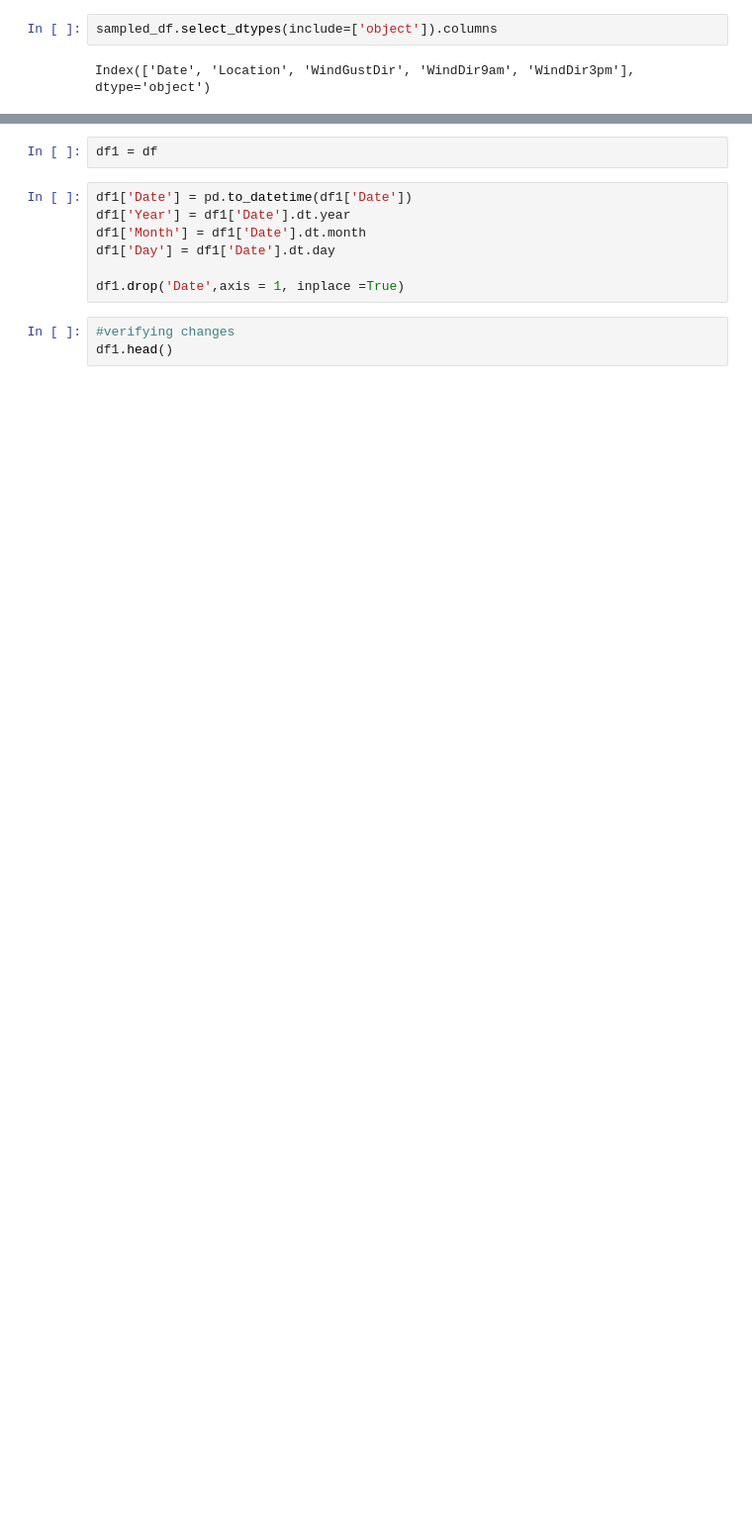
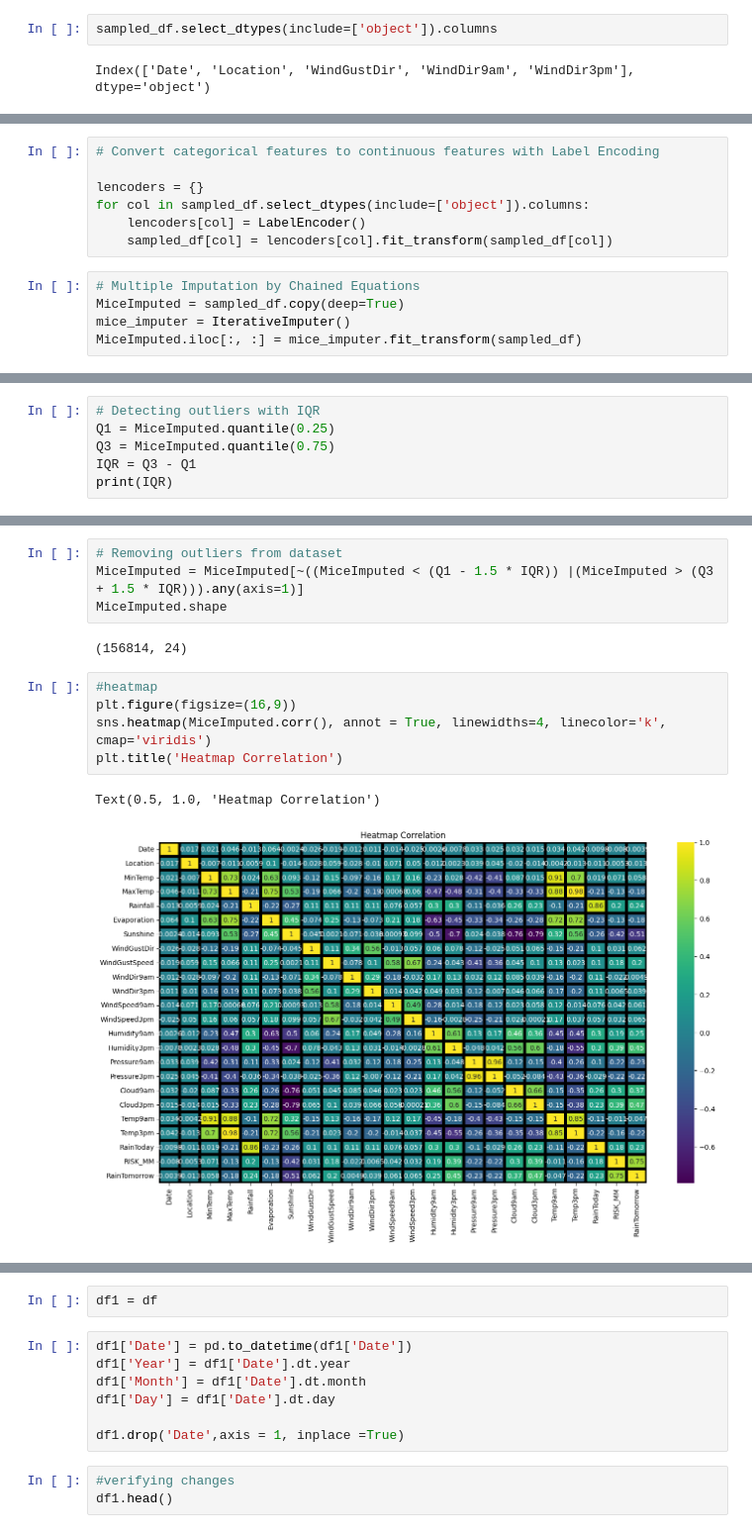
Before and after one commit to breannaparker1991/Rainfall_Prediction, a Jupyter notebook: rainfall.ipynb, the cells around one changed output, grey strips where cells are left out. Shown at 99% size. Saved outputs shown, nothing was run; the diff lists cells and outputs as text; blank space fills up the shorter version.

Commit message:
insert graphs

```diff
--- a/rainfall.ipynb
+++ b/rainfall.ipynb
@@ -192,0 +148,12 @@ missing.head()
+# %%
+# Convert categorical features to continuous features with Label Encoding
+
+lencoders = {}
+for col in sampled_df.select_dtypes(include=['object']).columns:
+    lencoders[col] = LabelEncoder()
+    sampled_df[col] = lencoders[col].fit_transform(sampled_df[col])
+# %%
+# Multiple Imputation by Chained Equations
+MiceImputed = sampled_df.copy(deep=True)
+mice_imputer = IterativeImputer()
+MiceImputed.iloc[:, :] = mice_imputer.fit_transform(sampled_df)
@@ -192,0 +190,6 @@ missing.head()
+# %%
+# Detecting outliers with IQR
+Q1 = MiceImputed.quantile(0.25)
+Q3 = MiceImputed.quantile(0.75)
+IQR = Q3 - Q1
+print(IQR)
@@ -192,0 +214,14 @@ missing.head()
+# %%
+# Removing outliers from dataset
+MiceImputed = MiceImputed[~((MiceImputed < (Q1 - 1.5 * IQR)) |(MiceImputed > (Q3 + 1.5 * IQR))).any(axis=1)]
+MiceImputed.shape
+# %% [output]
+(156814, 24)
+# %%
+#heatmap
+plt.figure(figsize=(16,9))
+sns.heatmap(MiceImputed.corr(), annot = True, linewidths=4, linecolor='k', cmap='viridis')
+plt.title('Heatmap Correlation')
+# %% [output]
+Text(0.5, 1.0, 'Heatmap Correlation')
+[figure, added]
```
Also changed, not shown: parts of 48 cells of this notebook.
